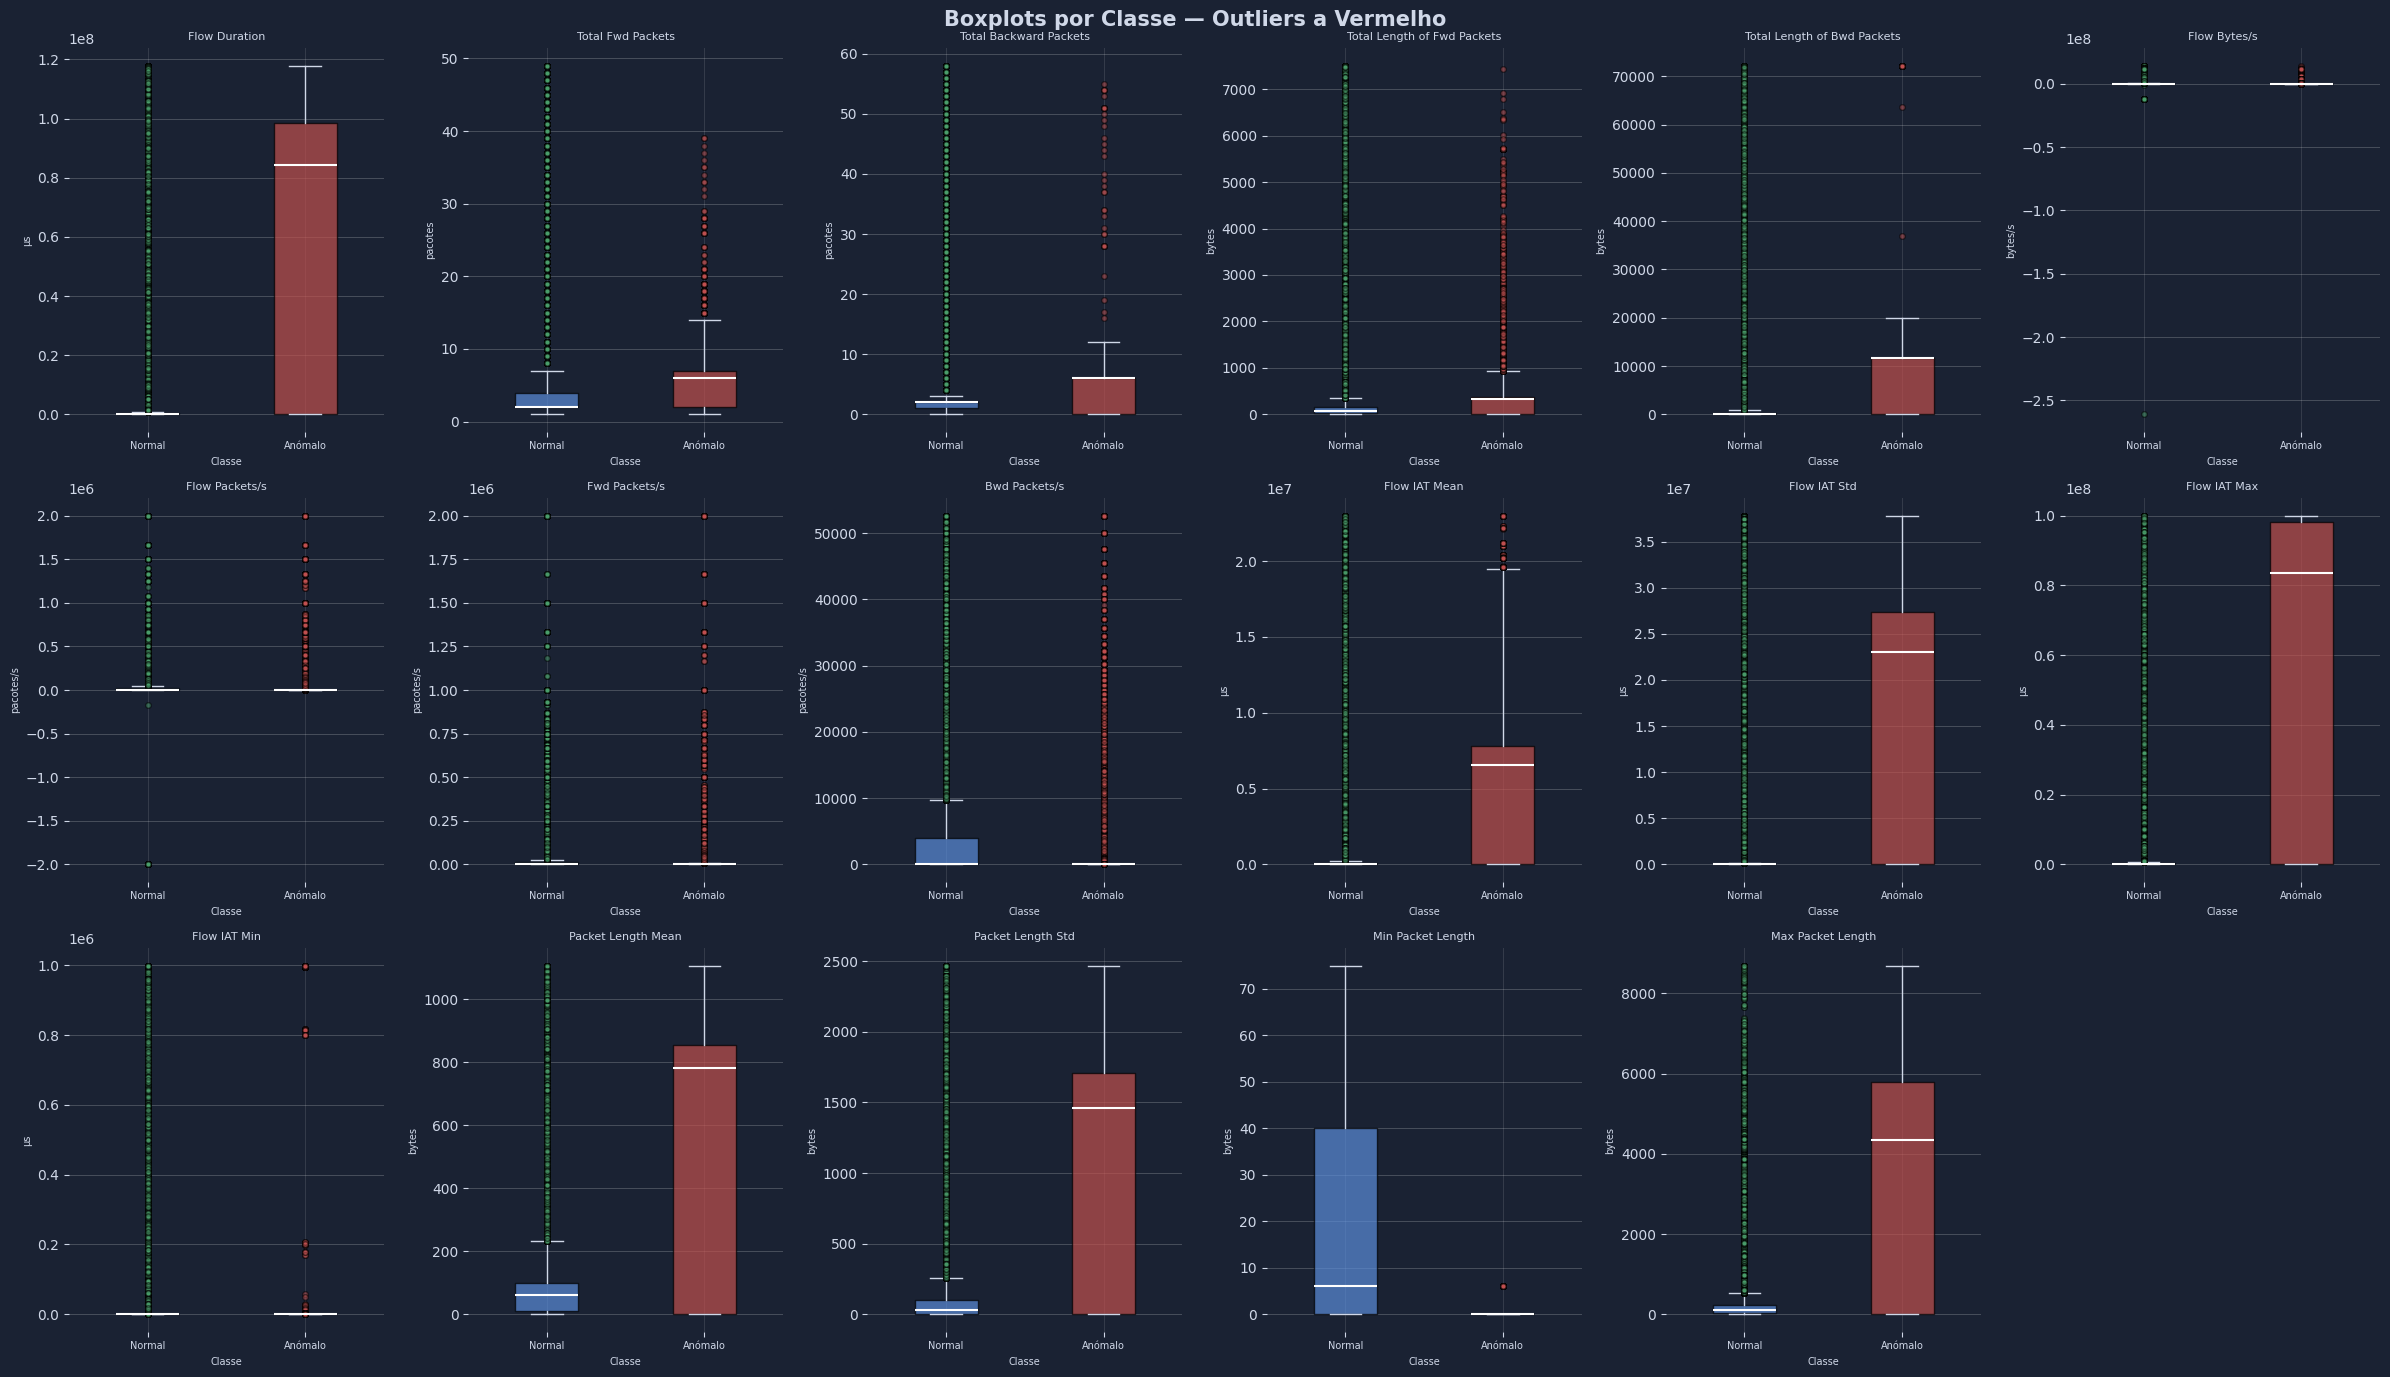
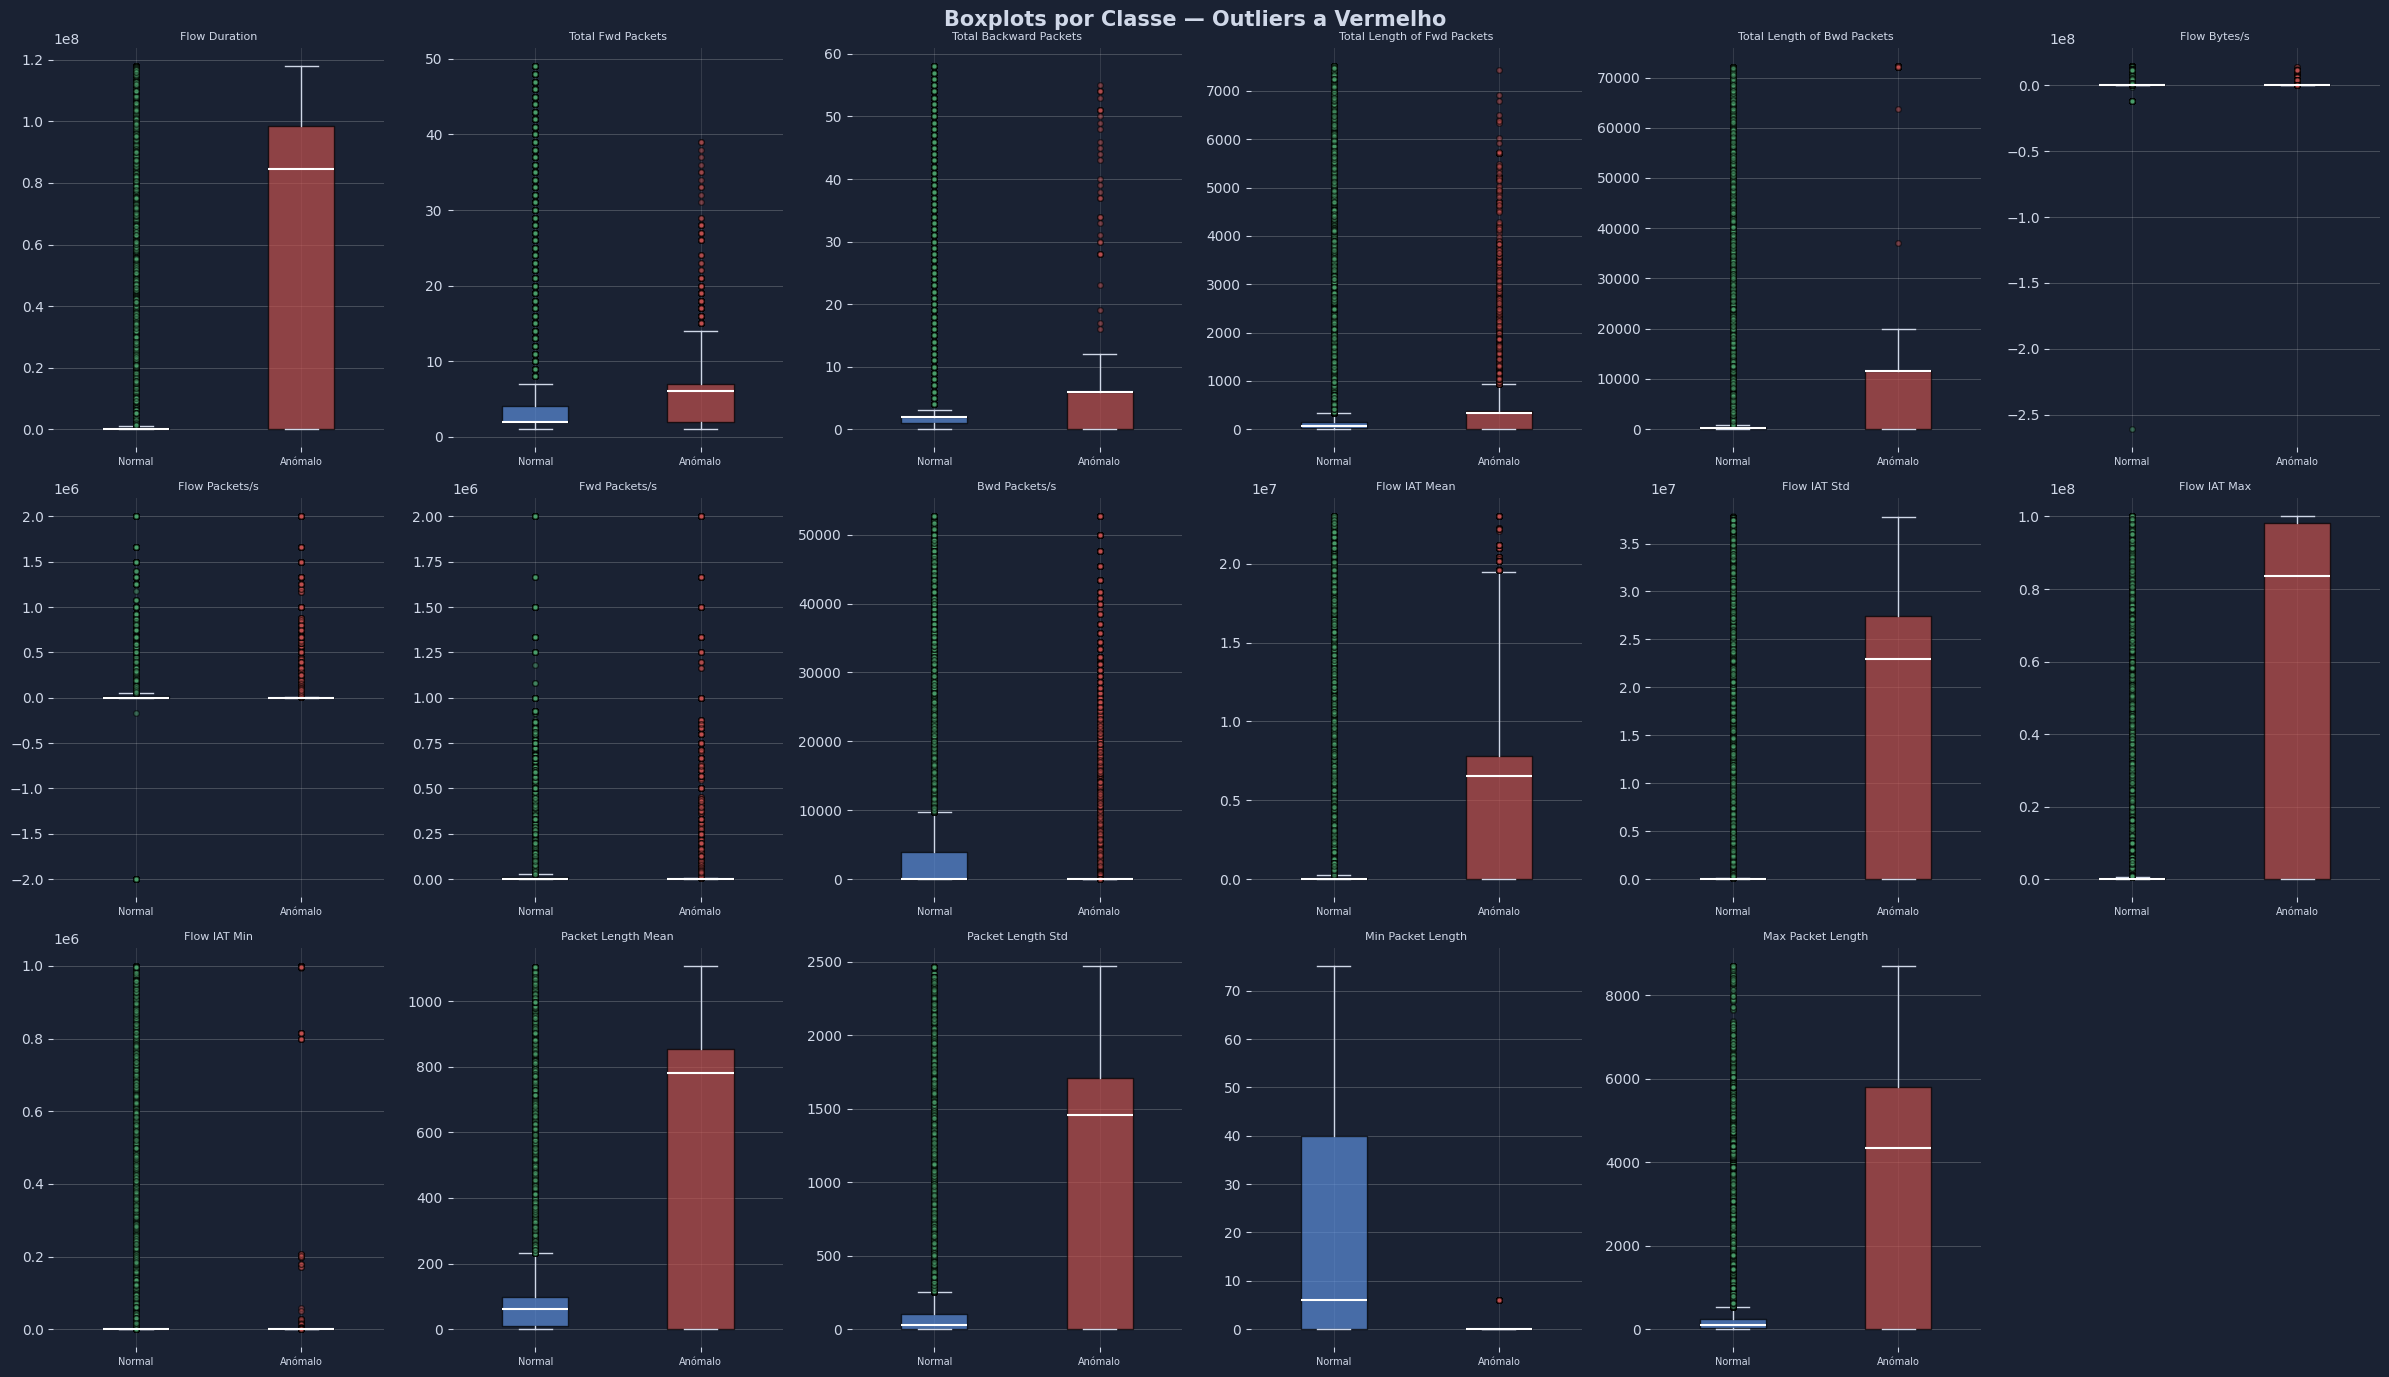
Code edit (unified diff) that turned the first committed figure into the second:
--- before
+++ after
@@ -30,6 +30,4 @@
     axes[i].set_xticklabels(['Normal', 'Anómalo'], fontsize=7)
     axes[i].grid(axis='y', alpha=0.2)
-    axes[i].set_ylabel(unidades_features.get(feat, 'Valor'), fontsize=7)
-    axes[i].set_xlabel('Classe', fontsize=7)
 
 # Remover subplots vazios

Commit: feat: projeto final completo - notebook, relatorio, ppt, powerbi